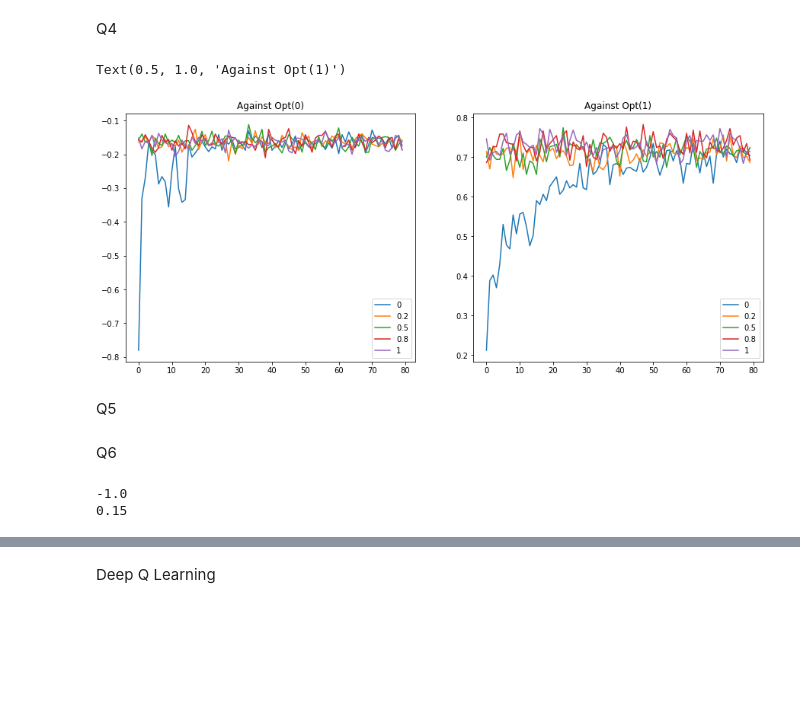
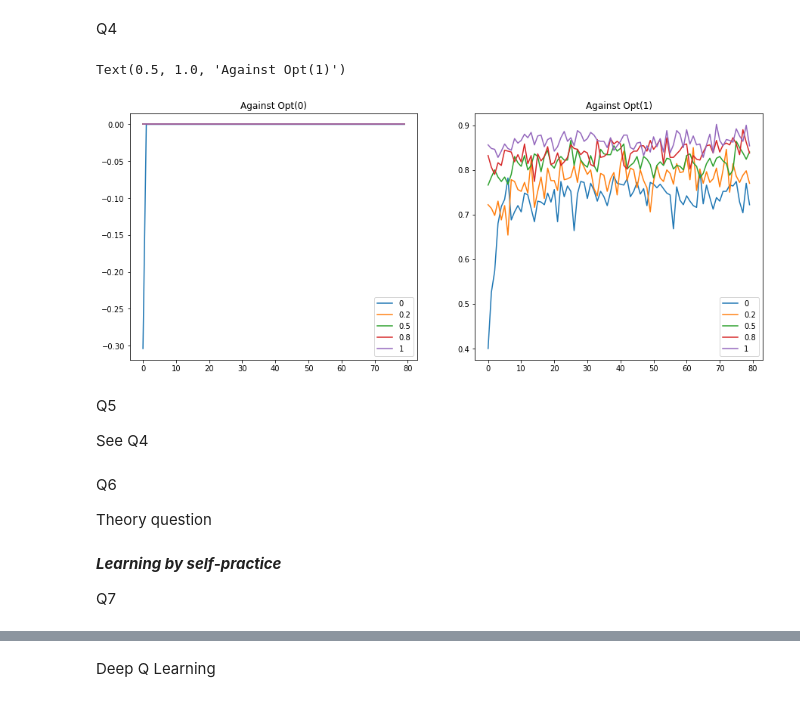
Before and after one commit to hbenedek/tic-tac-toe, a Jupyter notebook: tic_tac_toe_Ben.ipynb, the cells around one changed output, grey strips where cells are left out. Saved outputs shown, nothing was run; the diff lists cells and outputs as text; code cells hidden in the pictures; blank space fills up the shorter version.

```diff
--- a/tic_tac_toe_Ben.ipynb
+++ b/tic_tac_toe_Ben.ipynb
@@ -153,12 +173,13 @@ plt.plot(results)
 # %% [markdown]
 Q2
 # %%
-agents = [QPlayer(explore=True, n_star=1), QPlayer(explore=True, n_star=1000), QPlayer(explore=True, n_star=10000) ,QPlayer(explore=True, n_star=20000), QPlayer(explore=True, n_star=40000)]
+#agents = [QPlayer(explore=True, n_star=1), QPlayer(explore=True, n_star=1000), QPlayer(explore=True, n_star=10000) ,QPlayer(explore=True, n_star=20000), QPlayer(explore=True, n_star=40000)]
+agents = [QPlayer(explore=True,n_star=20000)]
 all_history = []
 opponent = OptimalPlayer(epsilon=0.5)
 env = TictactoeEnv()
 for agent in agents:
-    history, metric, a = simulate(agent1, opponent, N=20000)
+    history, metric, a = simulate(agent, opponent, N=40000)
     print(metric)
     all_history.append(history)
 # %% [output]
@@ -214,0 +228,26 @@ plt.plot(m_rands, color='red')
+# %%
+agents = [QPlayer(explore=True, n_star=1), QPlayer(explore=True, n_star=1000), QPlayer(explore=True, n_star=10000), QPlayer(explore=True, n_star=20000), QPlayer(explore=True, n_star=40000)]
+agent2 = OptimalPlayer(epsilon=0.5)
+
+m_opts_Q3 = np.zeros((80, len(agents)))
+m_rands_Q3 = np.zeros((80, len(agents)))
+
+for i, agent in enumerate(agents):
+    m_opts_Q3[:,i], m_rands_Q3[:,i] = learning_evolution(agent, agent2, N=80)
+# %%
+nstar_list = [1, 1000, 10000, 20000, 40000]
+
+fig, ax = plt.subplots(figsize= (10,8))
+
+for i, n_star in enumerate(nstar_list):
+    ax.plot(m_opts_Q3[:,i], label = r'n$^*$ = {:.0f}'.format(n_star))
+
+ax.legend( loc = 'upper left', title = r'M$_{{opt}}$', bbox_to_anchor = (0.8, 0.27), prop={'size': 8})
+
+
+ax2 = ax.twiny()
+ax2
+for i, n_star in enumerate(nstar_list):
+    ax2.plot(m_rands_Q3[:,i], label = r'n$^*$ = {:.0f}'.format(n_star))
+ax2.get_xaxis().set_visible(False)
+ax2.legend(loc = 'upper left', title = r'M$_{{rand}}$', bbox_to_anchor = (0.8, 0.8), prop={'size': 8})
@@ -217,26 +259,30 @@ Q4
 # %%
 agent1 = QPlayer(explore=True, n_star=1000)
 opponents = [OptimalPlayer(epsilon=0), OptimalPlayer(epsilon=0.2),OptimalPlayer(epsilon=0.5),OptimalPlayer(epsilon=0.8),OptimalPlayer(epsilon=1)]
-opts = []
-rands = []
+opts_Q4 = []
+rands_Q4 = []
 for opponent in opponents:
-    m_opts, m_rands = learning_evolution(agent1, agent2, N=80)
-    opts.append(m_opts)
-    rands.append(m_rands)
+    m_opts, m_rands = learning_evolution(agent1, opponent, N=80)
+    opts_Q4.append(m_opts)
+    rands_Q4.append(m_rands)
 # %%
 labels = [0, 0.2, 0.5, 0.8, 1]
 f, ax = plt.subplots(nrows=1, ncols=2, figsize=(15,6))
 for i in range(5):
-    ax[0].plot(opts[i], label=labels[i])
-    ax[1].plot(rands[i], label=labels[i])
+    ax[0].plot(opts_Q4[i], label=labels[i])
+    ax[1].plot(rands_Q4[i], label=labels[i])
 ax[0].legend()
 ax[1].legend()
 ax[0].set_title('Against Opt(0)')
 ax[1].set_title('Against Opt(1)')
 # %% [output]
 Text(0.5, 1.0, 'Against Opt(1)')
-[figure, old version]
+[figure, new version]
 # %% [markdown]
 Q5
+
+See Q4
 # %% [markdown]
 Q6
+
+Theory question
@@ -296,10 +289,4 @@ for i in tqdm(range(10000)):
-# %%
-agent_opt = OptimalPlayer(epsilon = 0)
-agent_rand = OptimalPlayer(epsilon = 1)
-_, m_opt, agent1 = simulate(agent1, agent_opt, N=500, train=False, bar=False)
-_, m_rand, agent1 = simulate(agent1, agent_rand, N=500, train=False, bar=False)
-print(m_opt)
-print(m_rand)
-# %% [output]
--1.0
-0.15
+# %% [markdown]
+***Learning by self-practice***
+
+Q7
```
Also changed, not shown: parts of 20 cells of this notebook.
